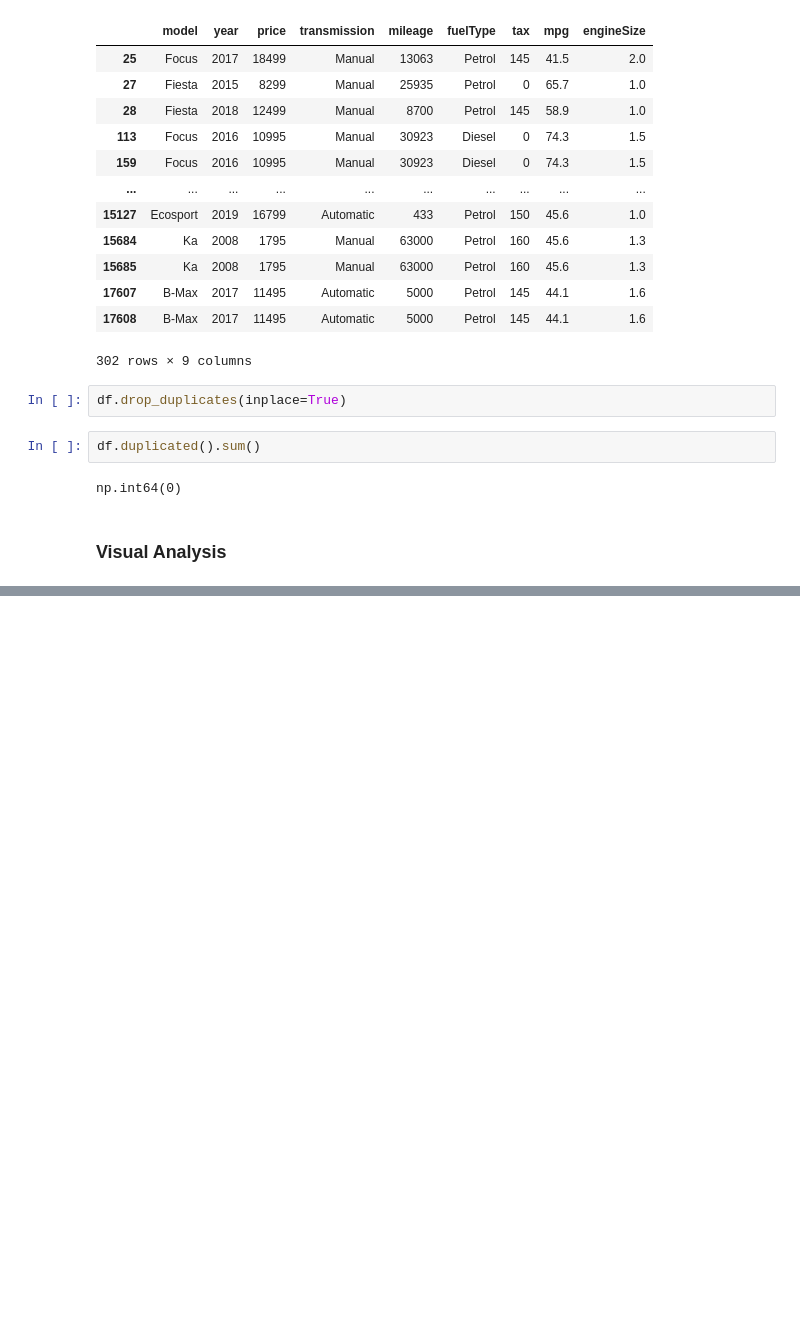
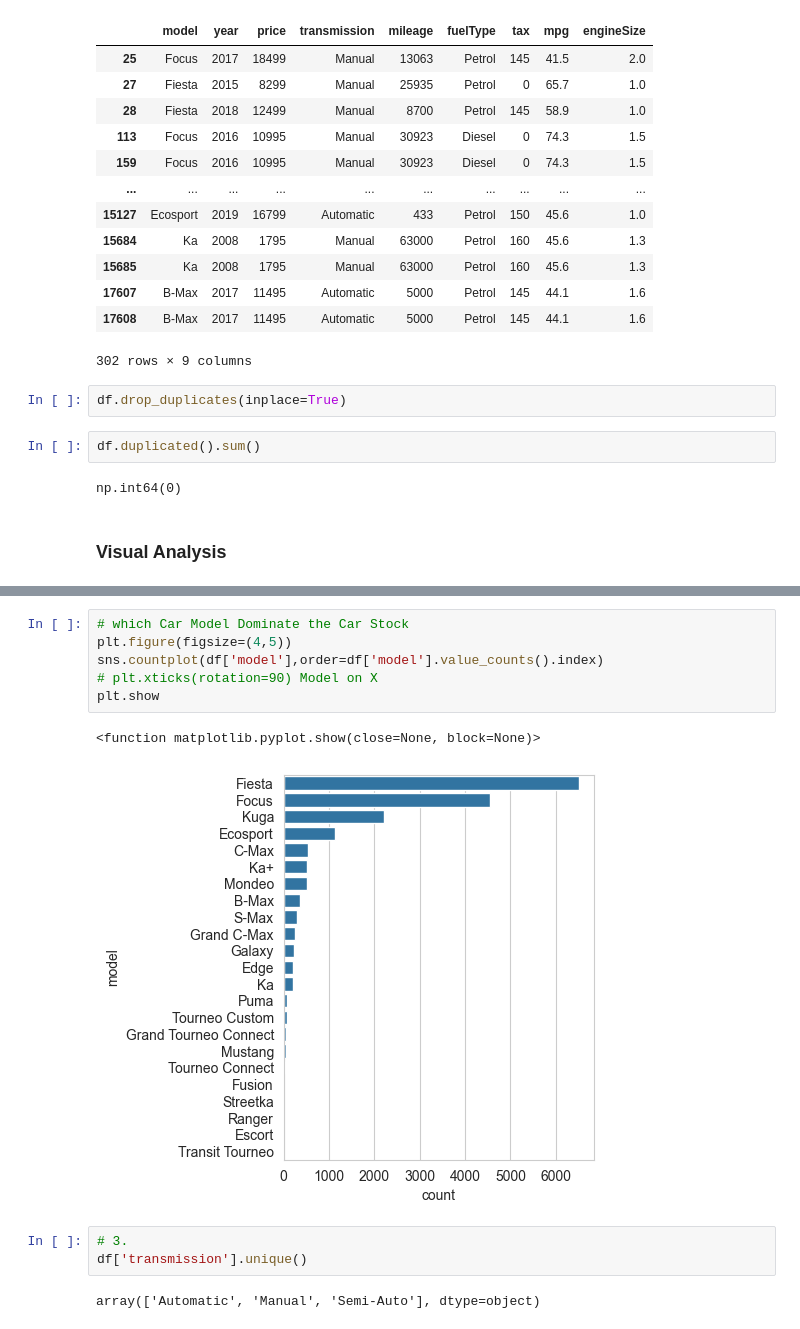
Before and after one commit to adarsh-singh106/Road-To-ML, a Jupyter notebook: Week - 2/02-Ford-Price-Prediction.ipynb, the cells around one changed output, grey strips where cells are left out. Cells and saved outputs as stored; diff of their text form; blank space fills up the shorter version.

```diff
--- a/Week - 2/02-Ford-Price-Prediction.ipynb
+++ b/Week - 2/02-Ford-Price-Prediction.ipynb
@@ -282,0 +264,14 @@ for col in cat_col:
+# %%
+# which Car Model Dominate the Car Stock
+plt.figure(figsize=(4,5))
+sns.countplot(df['model'],order=df['model'].value_counts().index)
+# plt.xticks(rotation=90) Model on X
+plt.show
+# %% [output]
+<function matplotlib.pyplot.show(close=None, block=None)>
+[figure, added]
+# %%
+# 3.
+df['transmission'].unique()
+# %% [output]
+array(['Automatic', 'Manual', 'Semi-Auto'], dtype=object)
```
Also changed, not shown: parts of 8 cells of this notebook.
